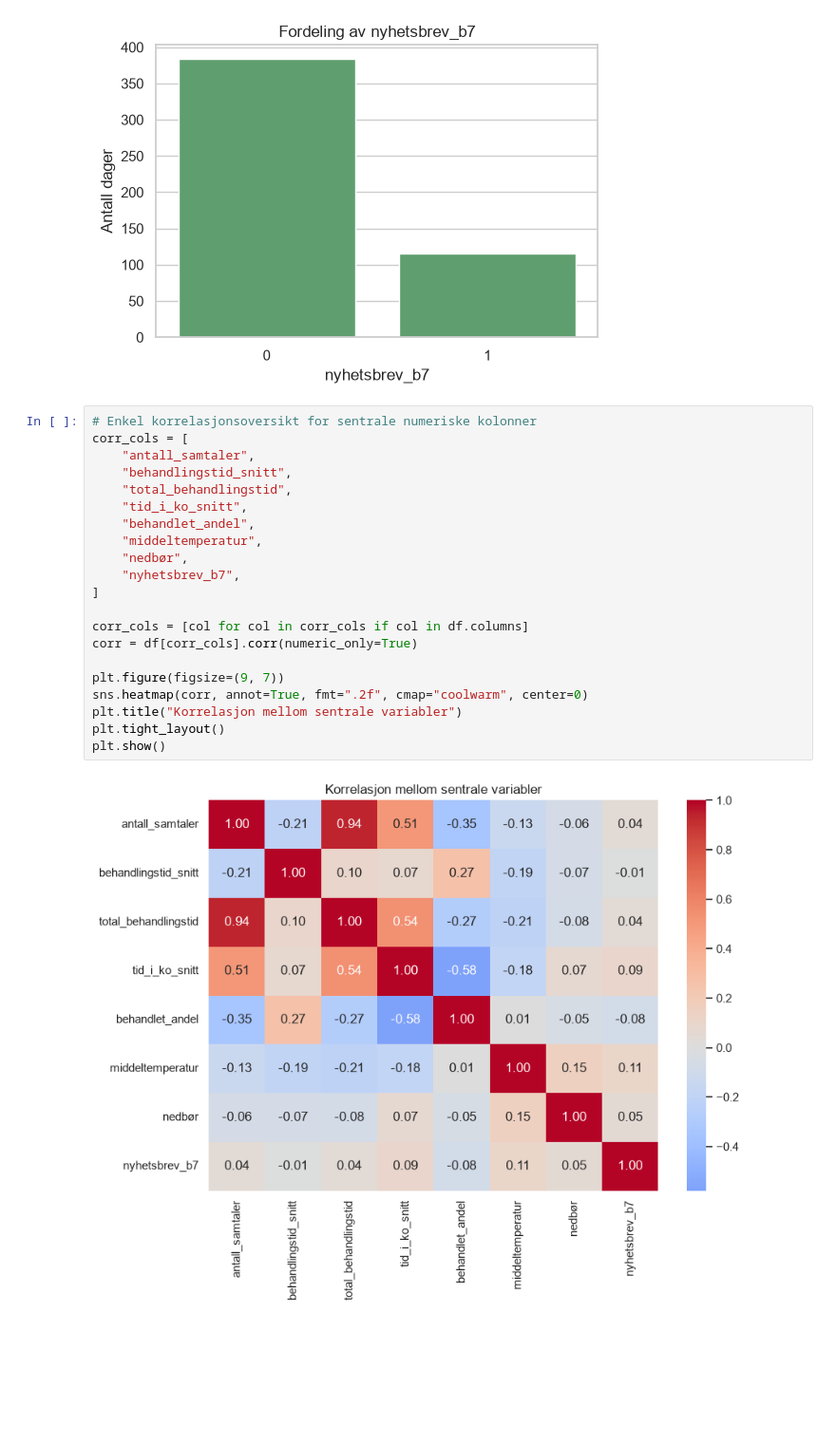
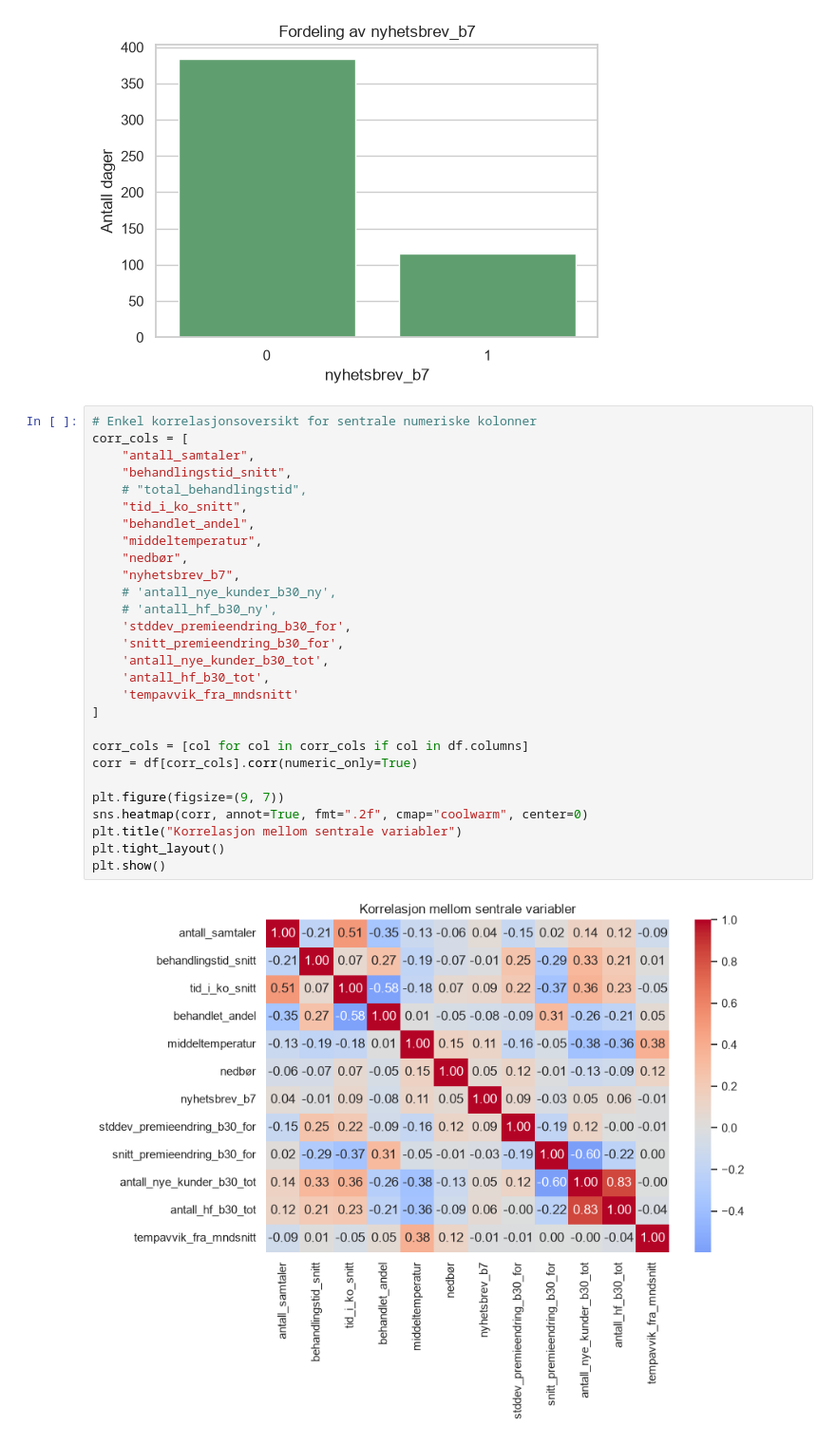
Before and after one commit to adnerolstad-klp/inngangsanalyse, a Jupyter notebook: code/notebooks/02_EDA.ipynb, the cells around one changed output. Shown at 95% size. Saved outputs shown, nothing was run; the diff lists cells and outputs as text; blank space fills up the shorter version.

```diff
--- a/code/notebooks/02_EDA.ipynb
+++ b/code/notebooks/02_EDA.ipynb
@@ -130,23 +146,30 @@ Name: count, dtype: int64
 # %%
 # Enkel korrelasjonsoversikt for sentrale numeriske kolonner
 corr_cols = [
     "antall_samtaler",
     "behandlingstid_snitt",
-    "total_behandlingstid",
+    # "total_behandlingstid",
     "tid_i_ko_snitt",
     "behandlet_andel",
     "middeltemperatur",
     "nedbør",
     "nyhetsbrev_b7",
+    # 'antall_nye_kunder_b30_ny',
+    # 'antall_hf_b30_ny',
+    'stddev_premieendring_b30_for',
+    'snitt_premieendring_b30_for',
+    'antall_nye_kunder_b30_tot',
+    'antall_hf_b30_tot',
+    'tempavvik_fra_mndsnitt'
 ]
 
 corr_cols = [col for col in corr_cols if col in df.columns]
 corr = df[corr_cols].corr(numeric_only=True)
 
 plt.figure(figsize=(9, 7))
 sns.heatmap(corr, annot=True, fmt=".2f", cmap="coolwarm", center=0)
 plt.title("Korrelasjon mellom sentrale variabler")
 plt.tight_layout()
 plt.show()
 # %% [output]
-[figure, old version]
+[figure, new version]
```
Also changed, not shown: parts of 2 cells of this notebook.
